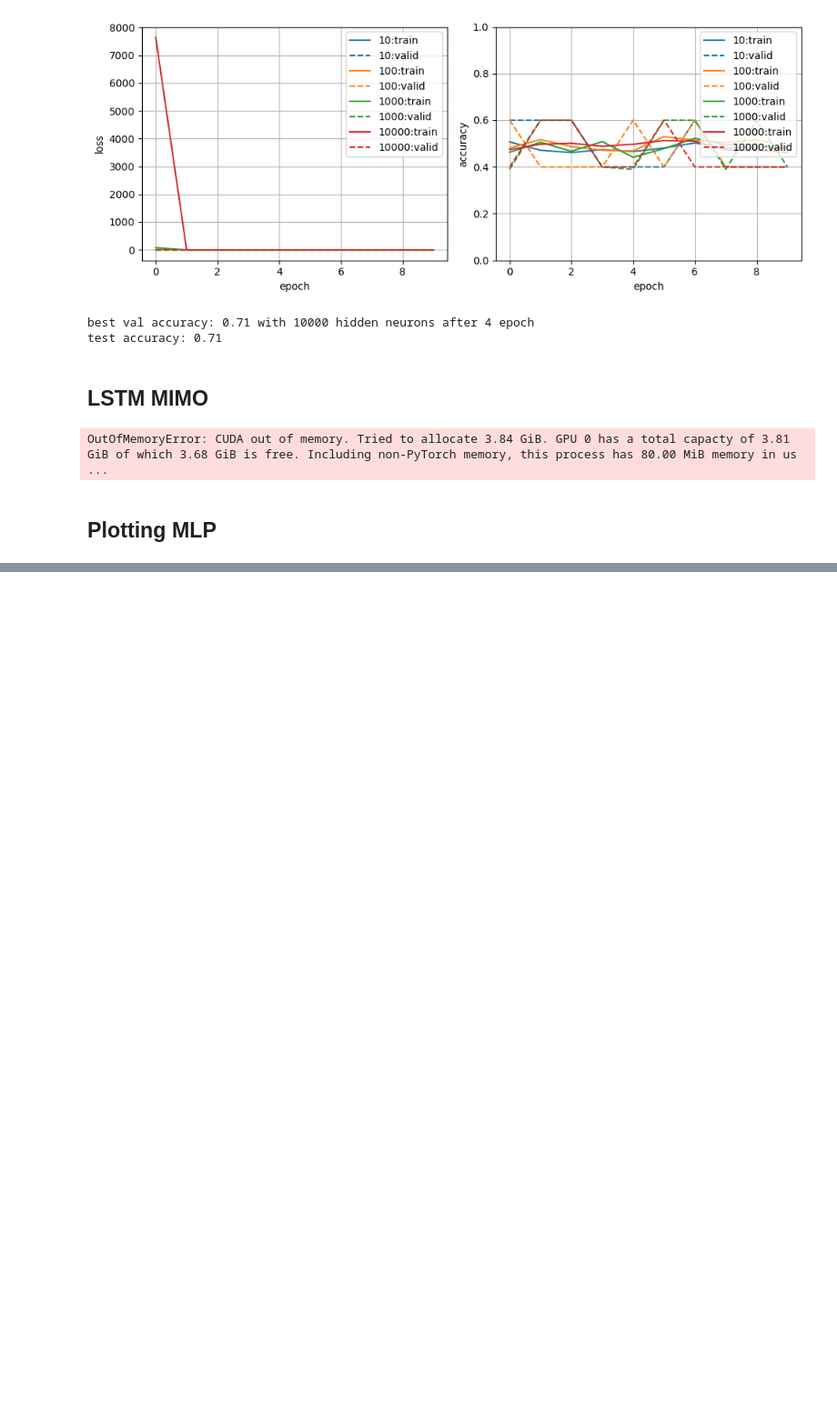
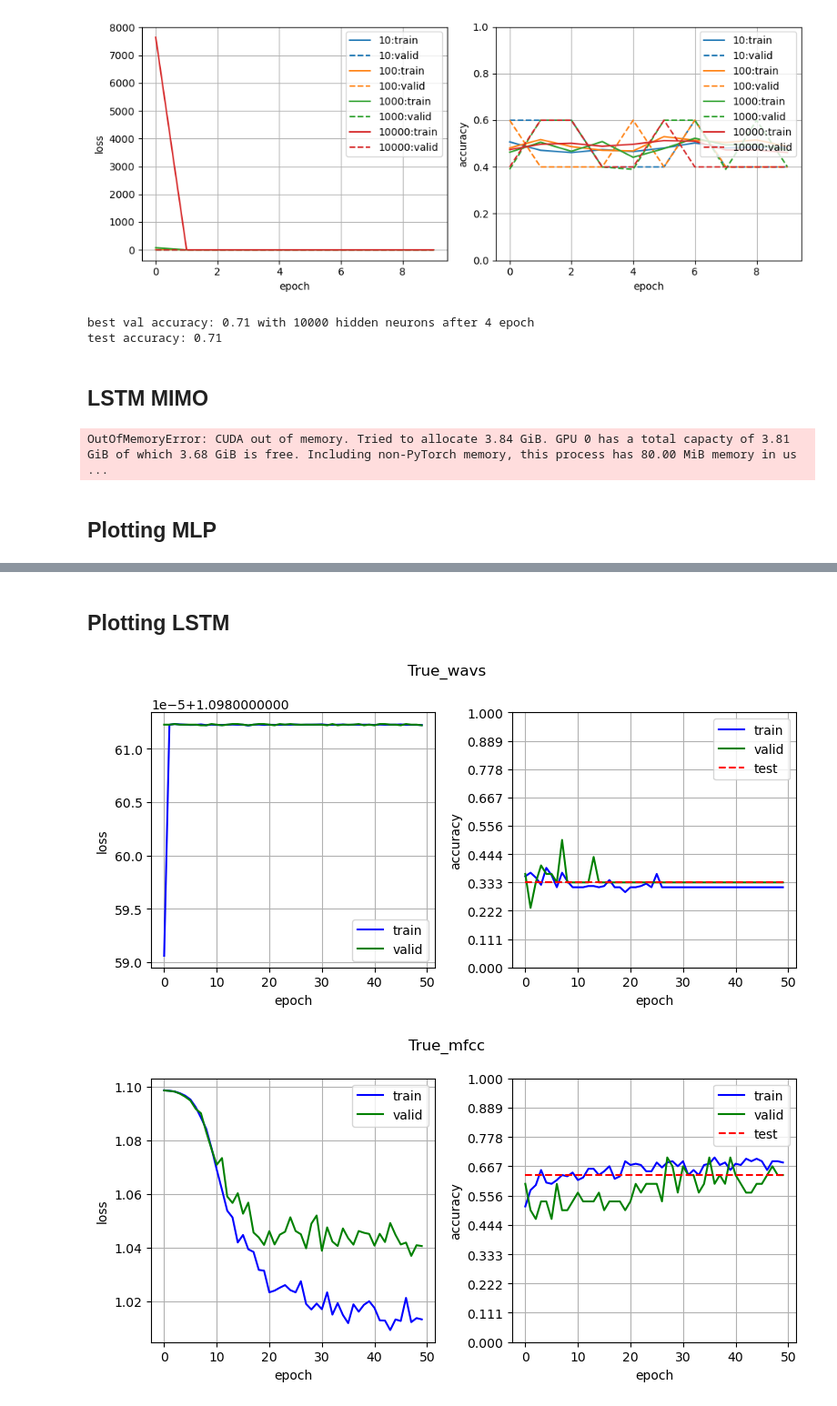
Before and after one commit to Borzoneg/Identity-recognition-from-audio, a Jupyter notebook: src/main.ipynb, the cells around one changed output, grey strips where cells are left out. Shown at 91% size. Drawn from its saved outputs; the diff is of its cells as text; code cells hidden in the pictures; blank space fills up the shorter version.

```diff
--- a/src/main.ipynb
+++ b/src/main.ipynb
@@ -664,0 +680,80 @@ Norm: False, Feature: contrast
+# %% [markdown]
+## Plotting LSTM
+# %%
+test_acc = {}
+with open("../data/lstm_results.txt") as  f:
+    lines = f.readlines()
+    for i in range(len(lines)):
+        line_list = lines[i].split(":")
+        if len(line_list) == 3:
+
+            fig = plt.figure(figsize=(8, 4))
+            title_str = lines[i].replace('\n', '').replace('Norm', '').replace('Feature', '').replace(':', '').replace(',', '_').replace(' ', '')
+            fig.suptitle(title_str)
+
+            train_losses = np.array(lines[i+1].split(':')[1].replace('[', '').replace(']', '').replace(' ', '').replace('\n', '').split(',')).astype(float)
+            train_accuracies = np.array(lines[i+2].split(':')[1].replace('[', '').replace(']', '').replace(' ', '').replace('\n', '').split(',')).astype(float)
+            valid_losses = np.array(lines[i+3].split(':')[1].replace('[', '').replace(']', '').replace(' ', '').replace('\n', '').split(',')).astype(float)
+            valid_accuracies = np.array(lines[i+4].split(':')[1].replace('[', '').replace(']', '').replace(' ', '').replace('\n', '').split(',')).astype(float)
+            test_acc[lines[i]] = float(lines[i+5].split(':')[1])
+            test_acc_line =np.full((valid_losses.shape), test_acc[lines[i]])
+            i += 5
+
+            plt.subplot(1, 2, 1)
+            plt.xlabel('epoch')
+            plt.ylabel('loss')
+            plt.plot(train_losses,  label='train', c='blue')
+            plt.plot(valid_losses,  label='valid', c='green')
+            plt.legend()
+            plt.grid()
+
+            plt.subplot(1, 2, 2)
+            plt.xlabel('epoch')
+            plt.ylabel('accuracy')
+            plt.ylim(0, 1)
+            plt.yticks(np.linspace(0, 1, 10))
+
+            plt.plot(train_accuracies, label='train', c='blue')
+            plt.plot(valid_accuracies, label='valid', c='green')
+            plt.plot(test_acc_line, label='test', ls='--', c='red')
+            plt.legend()
+            plt.grid()
+
+            plt.tight_layout()
+            plt.savefig('../data/LSTM/' + title_str + '.png')
+            plt.show()
+
+    fig = plt.figure(figsize=(10,5))
+    fig.suptitle('Test accuracy comparison')
+
+    clrs = clrs = plt.cm.rainbow(np.linspace(0, 1, 8))
+
+    ax = fig.add_subplot()
+    bars = plt.bar(range(len(test_acc)), list(test_acc.values()), hatch=['/', '/', '/', '/', '', '', '', ''], width=0.8, color=clrs)
+
+    xlabels = ['']
+    for bar, feature in zip(bars, test_acc):
+        if bar.get_height() > 0:
+            feature_string = feature.replace(':','').replace(', Feature', '').replace(' ', '').replace('Norm', '').replace('False', '').replace('True', '')
+            if 'False' in feature_string:
+                feature_string = feature_string.replace('Norm', '').replace('False', '')
+            else:
+                feature_string = feature_string.replace('True', '')
+            ax.text(bar.get_x(), bar.get_height() + 0.01, "{0:.5f}".format(bar.get_height()))
+            xlabels.append(feature_string.capitalize())
+
+    ax.set_yticks(np.arange(0, 1, 0.1))
+    ax.set_xticks(range(len(xlabels)))
+    ax.set_xticklabels(xlabels)
+
+    legend_patches = [mpatches.Patch(hatch='///', edgecolor='black', fill=False, label='normalized')]
+    plt.legend(handles=legend_patches)
+
+    plt.savefig('../data/LSTM/test_acc.png')
+    plt.show()
+
+    for key in test_acc:
+        print(key, test_acc[key])
+# %% [output]
+[figure, added]
+[figure, added]
```
Also changed, not shown: parts of 2 cells of this notebook, 2 other files.
